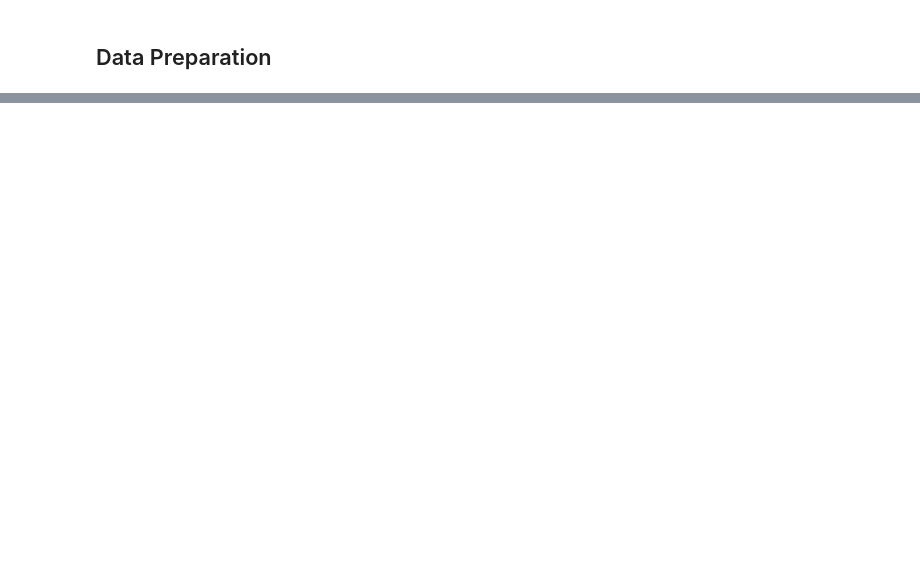
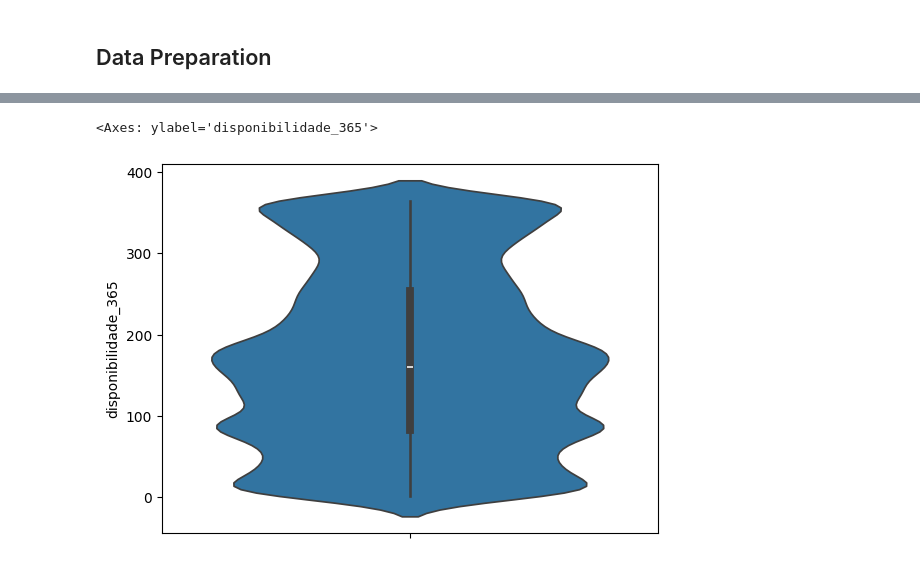
Before and after one commit to ismaalves/Desafio_Indicium, a Jupyter notebook: Predictive_Modeling.ipynb, the cells around one changed output, grey strips where cells are left out. Saved outputs shown, nothing was run; the diff lists cells and outputs as text; code cells hidden in the pictures; blank space fills up the shorter version.

Commit message:
Finalizando a Modelagem: Otimização de hiperparamentros do modelo final, organização dos arquivos de dados e .pkl

```diff
--- a/Predictive_Modeling.ipynb
+++ b/Predictive_Modeling.ipynb
@@ -239,0 +104,36 @@ def evaluate_model(model, X, y, model_name, func_model=None, n_splits=5, random_
+# %%
+# Selecionando as colunas necessárias e substituindo valores 0 por NaN na coluna 'price'
+df_filtered = pd.concat((dataset[['latitude', 'longitude','price']], pd.get_dummies(dataset['room_type'], dtype=int)), axis=1).copy()
+df_filtered['price'] = df_filtered['price'].replace(0, np.nan)
+
+# Normalização dos dados
+scaler = RobustScaler()
+scaled_data = scaler.fit_transform(df_filtered)
+
+# Imputação dos valores ausentes
+imputer = KNNImputer(n_neighbors=5)
+imputed_data = imputer.fit_transform(scaled_data)
+
+# Revertendo a normalização para os valores originais
+df_imputed = pd.DataFrame(scaler.inverse_transform(imputed_data), columns=df_filtered.columns)
+
+# Atualizando a coluna 'price' no DataFrame original
+dataset['price'] = df_imputed['price'].round().astype(int)
+# %%
+# Selecionando as colunas necessárias e substituindo valores 0 por NaN na coluna 'price'
+df_filtered = pd.concat((dataset[['latitude', 'longitude','disponibilidade_365']], pd.get_dummies(dataset['room_type'], dtype=int)), axis=1).copy()
+df_filtered['disponibilidade_365'] = df_filtered['disponibilidade_365'].replace(0, np.nan)
+
+# Normalização dos dados
+scaler = RobustScaler()
+scaled_data = scaler.fit_transform(df_filtered)
+
+# Imputação dos valores ausentes
+imputer = KNNImputer(n_neighbors=5)
+imputed_data = imputer.fit_transform(scaled_data)
+
+# Revertendo a normalização para os valores originais
+df_imputed = pd.DataFrame(scaler.inverse_transform(imputed_data), columns=df_filtered.columns)
+
+# Atualizando a coluna disponibilidade_365 no DataFrame original
+dataset['disponibilidade_365'] = df_imputed['disponibilidade_365'].round().astype(int)
@@ -239,0 +142,5 @@ def evaluate_model(model, X, y, model_name, func_model=None, n_splits=5, random_
+# %%
+sns.violinplot(data=dataset, y='disponibilidade_365')
+# %% [output]
+<Axes: ylabel='disponibilidade_365'>
+[figure, added]
```
Also changed, not shown: parts of 91 cells of this notebook, 6 other files.
